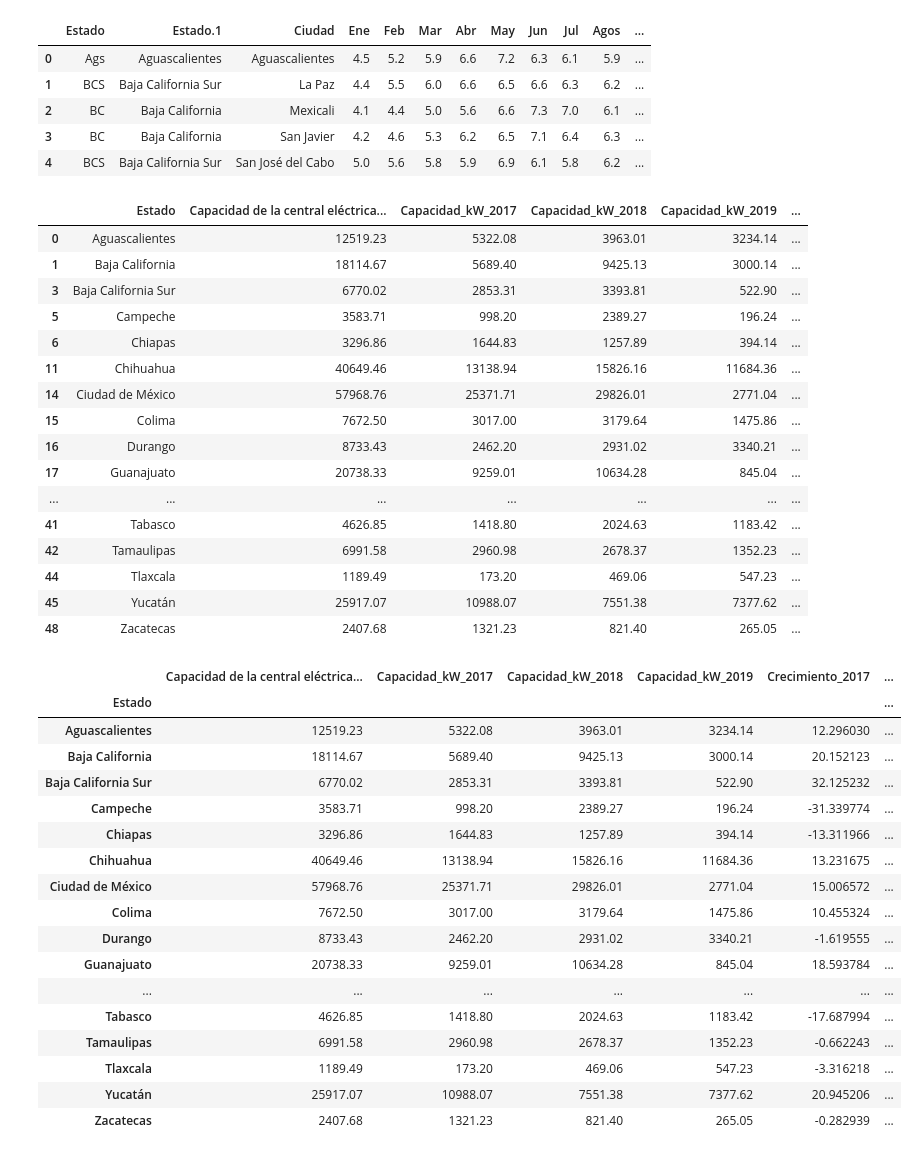
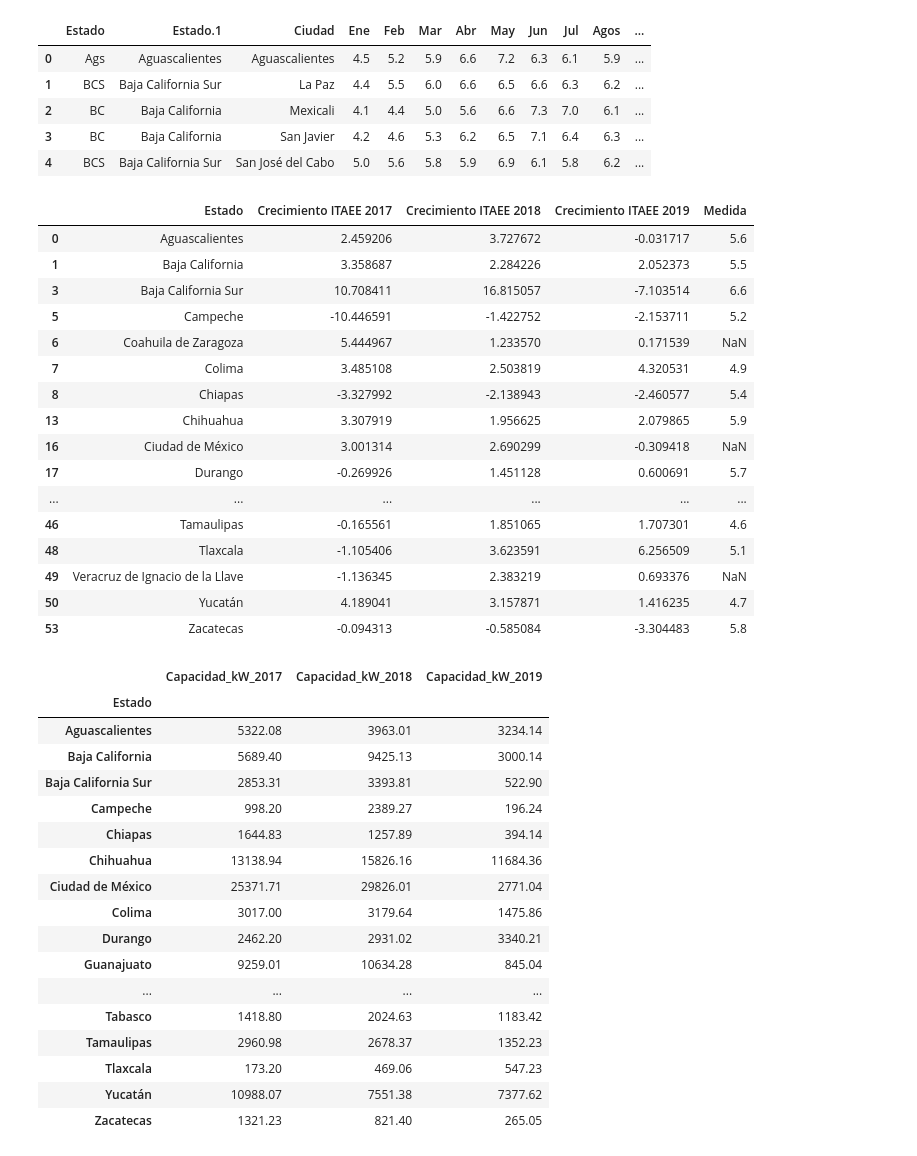
Before and after one commit to jordan3004/team5-solar-energy, a Jupyter notebook: Solar-Energy-Analysis.ipynb, the cells around one changed output. Saved outputs shown, nothing was run; the diff lists cells and outputs as text; code cells hidden in the pictures.

```diff
--- a/Solar-Energy-Analysis.ipynb
+++ b/Solar-Energy-Analysis.ipynb
@@ -173,52 +191,53 @@ solar_irradiation_clean
 solar_irradiation_clean.groupby("Estado").sum()
 avg_solar=solar_irradiation_clean.drop(columns=["Ciudad","Ene","Feb","Mar","Abr","May","Jun","Jul","Agos","Sept","Oct","Nov","Dic","Min","Max"])
 avg_solar.head()
-grouped_df=pd.merge(group_df,avg_solar,how="left",on="Estado")
+grouped_df=pd.merge(clean_state,avg_solar,how="left",on="Estado")
 grouped_df.head()
-grouped_df.drop(columns = "year", inplace=True)
+# grouped_df.drop(columns = "medida", inplace=True)
 
 grouped_df.drop_duplicates(subset="Estado", inplace=True)
 grouped_df
 # %% [output]
-|  | Estado | Capacidad de la central eléctrica... | Capacidad_kW_2017 | Capacidad_kW_2018 | Capacidad_kW_2019 | ... |
-| 0 | Aguascalientes | 12519.23 | 5322.08 | 3963.01 | 3234.14 | ... |
-| 1 | Baja California | 18114.67 | 5689.40 | 9425.13 | 3000.14 | ... |
-| 3 | Baja California Sur | 6770.02 | 2853.31 | 3393.81 | 522.90 | ... |
-| 5 | Campeche | 3583.71 | 998.20 | 2389.27 | 196.24 | ... |
-| 6 | Chiapas | 3296.86 | 1644.83 | 1257.89 | 394.14 | ... |
-| 11 | Chihuahua | 40649.46 | 13138.94 | 15826.16 | 11684.36 | ... |
-| 14 | Ciudad de México | 57968.76 | 25371.71 | 29826.01 | 2771.04 | ... |
-| 15 | Colima | 7672.50 | 3017.00 | 3179.64 | 1475.86 | ... |
-| 16 | Durango | 8733.43 | 2462.20 | 2931.02 | 3340.21 | ... |
-| 17 | Guanajuato | 20738.33 | 9259.01 | 10634.28 | 845.04 | ... |
-| ... | ... | ... | ... | ... | ... | ... |
-| 41 | Tabasco | 4626.85 | 1418.80 | 2024.63 | 1183.42 | ... |
-| 42 | Tamaulipas | 6991.58 | 2960.98 | 2678.37 | 1352.23 | ... |
-| 44 | Tlaxcala | 1189.49 | 173.20 | 469.06 | 547.23 | ... |
-| 45 | Yucatán | 25917.07 | 10988.07 | 7551.38 | 7377.62 | ... |
-| 48 | Zacatecas | 2407.68 | 1321.23 | 821.40 | 265.05 | ... |
+|  | Estado | Crecimiento ITAEE 2017 | Crecimiento ITAEE 2018 | Crecimiento ITAEE 2019 | Medida |
+| 0 | Aguascalientes | 2.459206 | 3.727672 | -0.031717 | 5.6 |
+| 1 | Baja California | 3.358687 | 2.284226 | 2.052373 | 5.5 |
+| 3 | Baja California Sur | 10.708411 | 16.815057 | -7.103514 | 6.6 |
+| 5 | Campeche | -10.446591 | -1.422752 | -2.153711 | 5.2 |
+| 6 | Coahuila de Zaragoza | 5.444967 | 1.233570 | 0.171539 | NaN |
+| 7 | Colima | 3.485108 | 2.503819 | 4.320531 | 4.9 |
+| 8 | Chiapas | -3.327992 | -2.138943 | -2.460577 | 5.4 |
+| 13 | Chihuahua | 3.307919 | 1.956625 | 2.079865 | 5.9 |
+| 16 | Ciudad de México | 3.001314 | 2.690299 | -0.309418 | NaN |
+| 17 | Durango | -0.269926 | 1.451128 | 0.600691 | 5.7 |
+| ... | ... | ... | ... | ... | ... |
+| 46 | Tamaulipas | -0.165561 | 1.851065 | 1.707301 | 4.6 |
+| 48 | Tlaxcala | -1.105406 | 3.623591 | 6.256509 | 5.1 |
+| 49 | Veracruz de Ignacio de la Llave | -1.136345 | 2.383219 | 0.693376 | NaN |
+| 50 | Yucatán | 4.189041 | 3.157871 | 1.416235 | 4.7 |
+| 53 | Zacatecas | -0.094313 | -0.585084 | -3.304483 | 5.8 |
 # %%
 #Merge Data
 merge_df = pd.merge(clean_df_gp, clean_state, how = "inner", on = "Estado")
 group_df = merge_df.groupby("Estado").sum()
 
-group_df.drop(columns = "year")
+capacity_df = group_df.drop(columns = ["year", "Capacidad de la central eléctrica (kW)", "Crecimiento ITAEE 2017", "Crecimiento ITAEE 2018", "Crecimiento ITAEE 2019"])
+capacity_df
 # %% [output]
-|  | Capacidad de la central eléctrica... | Capacidad_kW_2017 | Capacidad_kW_2018 | Capacidad_kW_2019 | Crecimiento_2017 | ... |
-| Estado |  |  |  |  |  | ... |
-| Aguascalientes | 12519.23 | 5322.08 | 3963.01 | 3234.14 | 12.296030 | ... |
-| Baja California | 18114.67 | 5689.40 | 9425.13 | 3000.14 | 20.152123 | ... |
-| Baja California Sur | 6770.02 | 2853.31 | 3393.81 | 522.90 | 32.125232 | ... |
-| Campeche | 3583.71 | 998.20 | 2389.27 | 196.24 | -31.339774 | ... |
-| Chiapas | 3296.86 | 1644.83 | 1257.89 | 394.14 | -13.311966 | ... |
-| Chihuahua | 40649.46 | 13138.94 | 15826.16 | 11684.36 | 13.231675 | ... |
-| Ciudad de México | 57968.76 | 25371.71 | 29826.01 | 2771.04 | 15.006572 | ... |
-| Colima | 7672.50 | 3017.00 | 3179.64 | 1475.86 | 10.455324 | ... |
-| Durango | 8733.43 | 2462.20 | 2931.02 | 3340.21 | -1.619555 | ... |
-| Guanajuato | 20738.33 | 9259.01 | 10634.28 | 845.04 | 18.593784 | ... |
-| ... | ... | ... | ... | ... | ... | ... |
-| Tabasco | 4626.85 | 1418.80 | 2024.63 | 1183.42 | -17.687994 | ... |
-| Tamaulipas | 6991.58 | 2960.98 | 2678.37 | 1352.23 | -0.662243 | ... |
-| Tlaxcala | 1189.49 | 173.20 | 469.06 | 547.23 | -3.316218 | ... |
-| Yucatán | 25917.07 | 10988.07 | 7551.38 | 7377.62 | 20.945206 | ... |
-| Zacatecas | 2407.68 | 1321.23 | 821.40 | 265.05 | -0.282939 | ... |
+|  | Capacidad_kW_2017 | Capacidad_kW_2018 | Capacidad_kW_2019 |
+| Estado |  |  |  |
+| Aguascalientes | 5322.08 | 3963.01 | 3234.14 |
+| Baja California | 5689.40 | 9425.13 | 3000.14 |
+| Baja California Sur | 2853.31 | 3393.81 | 522.90 |
+| Campeche | 998.20 | 2389.27 | 196.24 |
+| Chiapas | 1644.83 | 1257.89 | 394.14 |
+| Chihuahua | 13138.94 | 15826.16 | 11684.36 |
+| Ciudad de México | 25371.71 | 29826.01 | 2771.04 |
+| Colima | 3017.00 | 3179.64 | 1475.86 |
+| Durango | 2462.20 | 2931.02 | 3340.21 |
+| Guanajuato | 9259.01 | 10634.28 | 845.04 |
+| ... | ... | ... | ... |
+| Tabasco | 1418.80 | 2024.63 | 1183.42 |
+| Tamaulipas | 2960.98 | 2678.37 | 1352.23 |
+| Tlaxcala | 173.20 | 469.06 | 547.23 |
+| Yucatán | 10988.07 | 7551.38 | 7377.62 |
+| Zacatecas | 1321.23 | 821.40 | 265.05 |
```
Also changed, not shown: parts of 11 cells of this notebook, 1 other file.
